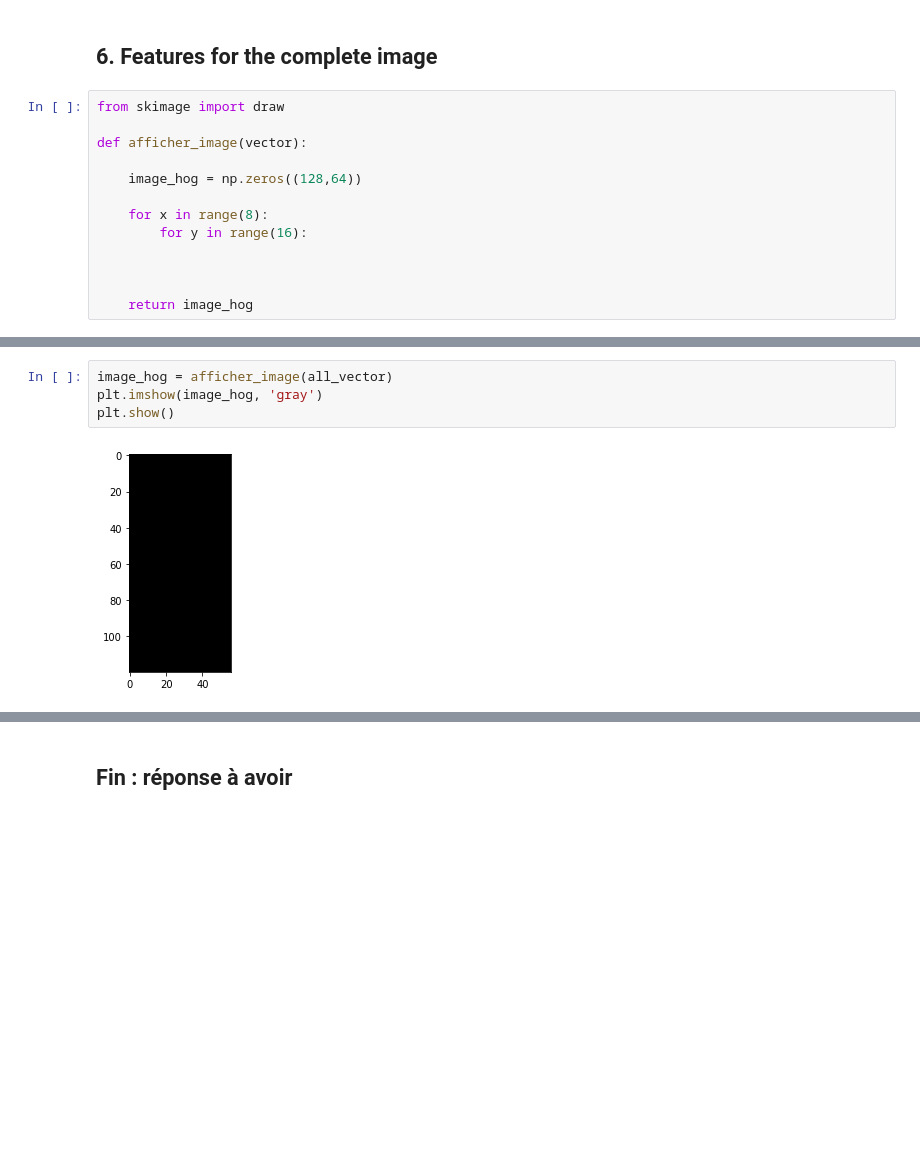
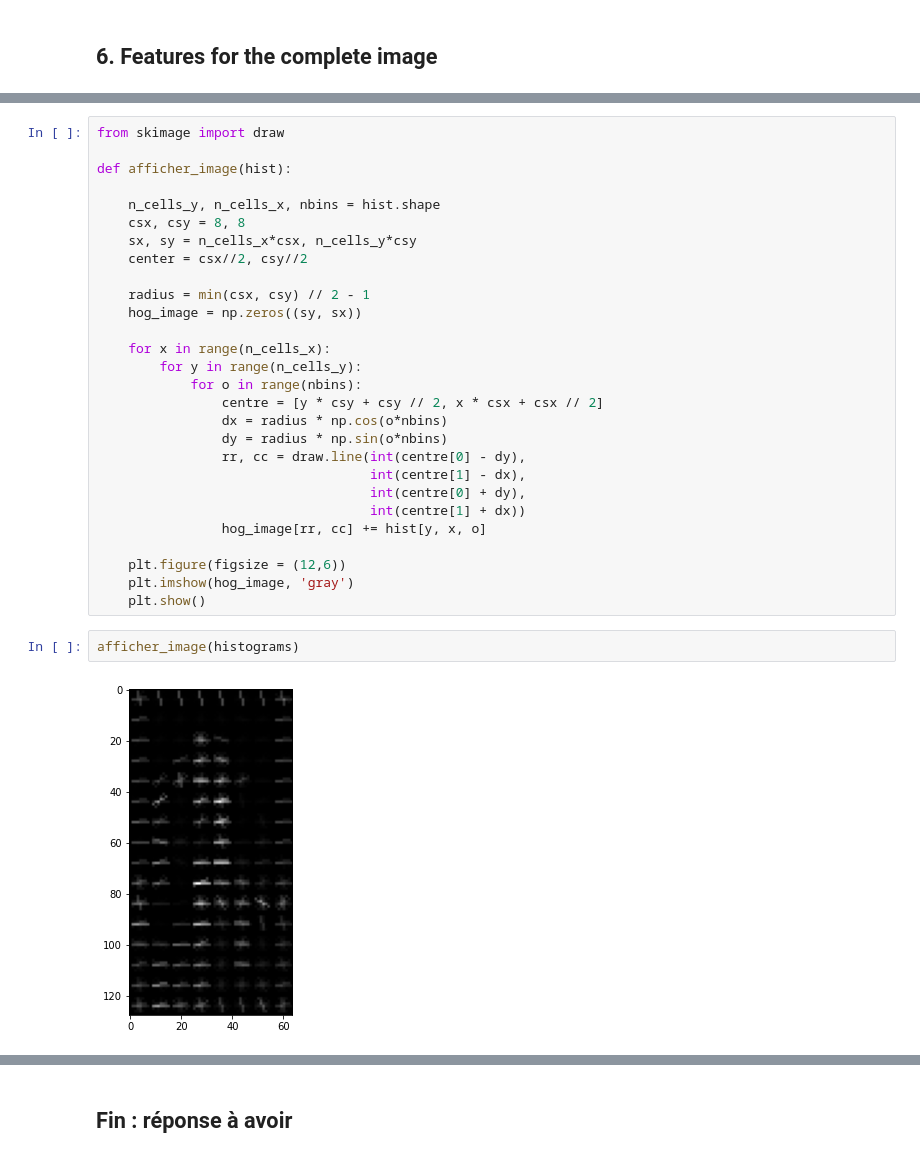
Before and after one commit to lisacsn/Histogram-of-Oriented-Gradients, a Jupyter notebook: Projet Hog.ipynb, the cells around one changed output, grey strips where cells are left out. Saved outputs shown, nothing was run; the diff lists cells and outputs as text; blank space fills up the shorter version.

```diff
--- a/Projet Hog.ipynb
+++ b/Projet Hog.ipynb
@@ -264,16 +277,3 @@ Chacun de ses blocs contient 9x4 = 36 caractéristiques d'orientation et de magn
 Au total on a 105x36 = 3780 caractéristiques !
 # %% [markdown]
 ## 6. Features for the complete image
-# %%
-from skimage import draw
-
-def afficher_image(vector):
-
-    image_hog = np.zeros((128,64))
-
-    for x in range(8):
-        for y in range(16):
-
-
-
-    return image_hog
@@ -282,6 +280,32 @@ IndentationError: expected an indented block (<ipython-input-169-e020598c4881>,
-# %%
-image_hog = afficher_image(all_vector)
-plt.imshow(image_hog, 'gray')
-plt.show()
-# %% [output]
-[figure, removed]
+# %%
+from skimage import draw
+
+def afficher_image(hist):
+
+    n_cells_y, n_cells_x, nbins = hist.shape
+    csx, csy = 8, 8
+    sx, sy = n_cells_x*csx, n_cells_y*csy
+    center = csx//2, csy//2
+
+    radius = min(csx, csy) // 2 - 1
+    hog_image = np.zeros((sy, sx))
+
+    for x in range(n_cells_x):
+        for y in range(n_cells_y):
+            for o in range(nbins):
+                centre = [y * csy + csy // 2, x * csx + csx // 2]
+                dx = radius * np.cos(o*nbins)
+                dy = radius * np.sin(o*nbins)
+                rr, cc = draw.line(int(centre[0] - dy),
+                                   int(centre[1] - dx),
+                                   int(centre[0] + dy),
+                                   int(centre[1] + dx))
+                hog_image[rr, cc] += hist[y, x, o]
+
+    plt.figure(figsize = (12,6))
+    plt.imshow(hog_image, 'gray')
+    plt.show()
+# %%
+afficher_image(histograms)
+# %% [output]
+[figure, added]
```
Also changed, not shown: parts of 5 cells of this notebook.
